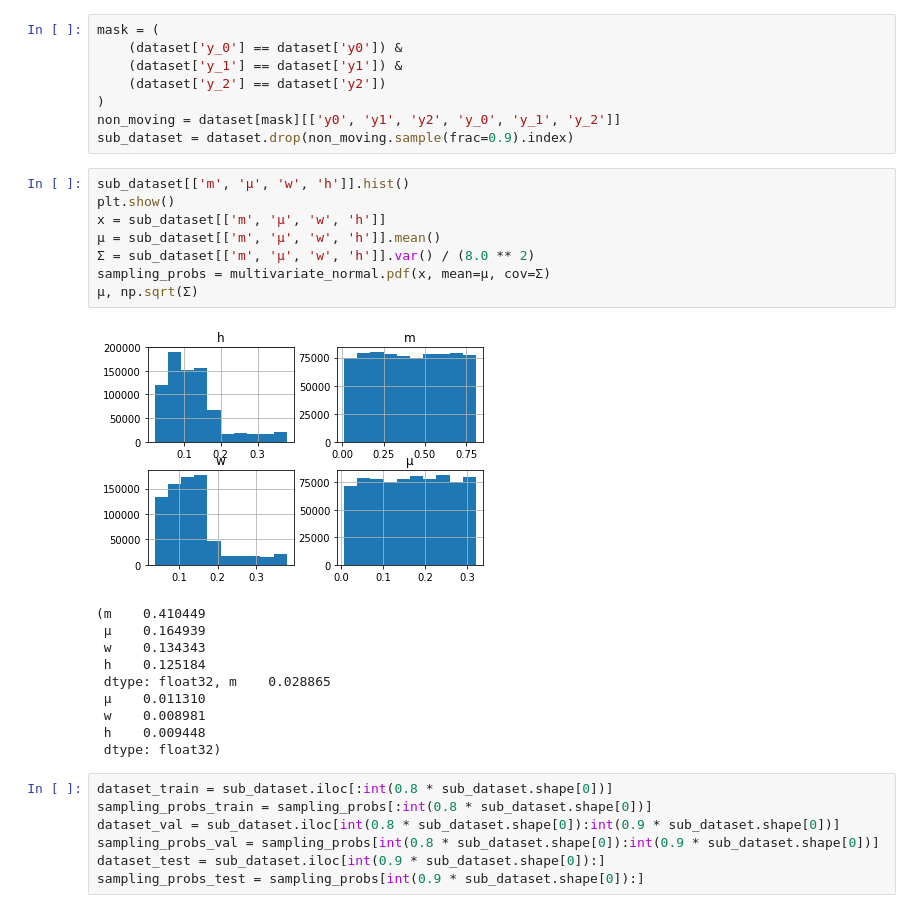
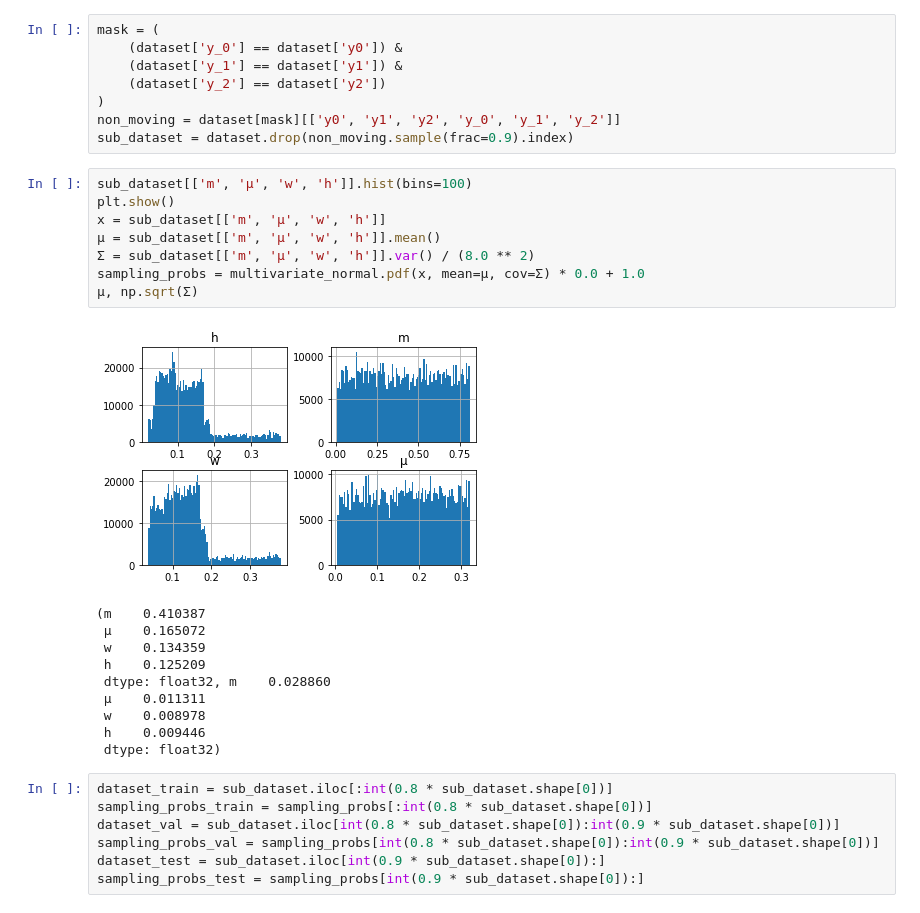
Before and after one commit to JoshuaHaustein/oracle_server, a Jupyter notebook: oracle_real.ipynb, the cells around one changed output. Cells and saved outputs as stored; diff of their text form.

```diff
--- a/oracle_real.ipynb
+++ b/oracle_real.ipynb
@@ -96,23 +96,23 @@ mask = (
 non_moving = dataset[mask][['y0', 'y1', 'y2', 'y_0', 'y_1', 'y_2']]
 sub_dataset = dataset.drop(non_moving.sample(frac=0.9).index)
 # %%
-sub_dataset[['m', 'µ', 'w', 'h']].hist()
+sub_dataset[['m', 'µ', 'w', 'h']].hist(bins=100)
 plt.show()
 x = sub_dataset[['m', 'µ', 'w', 'h']]
 µ = sub_dataset[['m', 'µ', 'w', 'h']].mean()
 Σ = sub_dataset[['m', 'µ', 'w', 'h']].var() / (8.0 ** 2)
-sampling_probs = multivariate_normal.pdf(x, mean=µ, cov=Σ)
+sampling_probs = multivariate_normal.pdf(x, mean=µ, cov=Σ) * 0.0 + 1.0
 µ, np.sqrt(Σ)
 # %% [output]
-[figure, old version]
+[figure, new version]
-(m    0.410449
- µ    0.164939
- w    0.134343
- h    0.125184
- dtype: float32, m    0.028865
- µ    0.011310
- w    0.008981
- h    0.009448
+(m    0.410387
+ µ    0.165072
+ w    0.134359
+ h    0.125209
+ dtype: float32, m    0.028860
+ µ    0.011311
+ w    0.008978
+ h    0.009446
  dtype: float32)
 # %%
 dataset_train = sub_dataset.iloc[:int(0.8 * sub_dataset.shape[0])]
```
Also changed, not shown: parts of 31 cells of this notebook, 7 other files.
